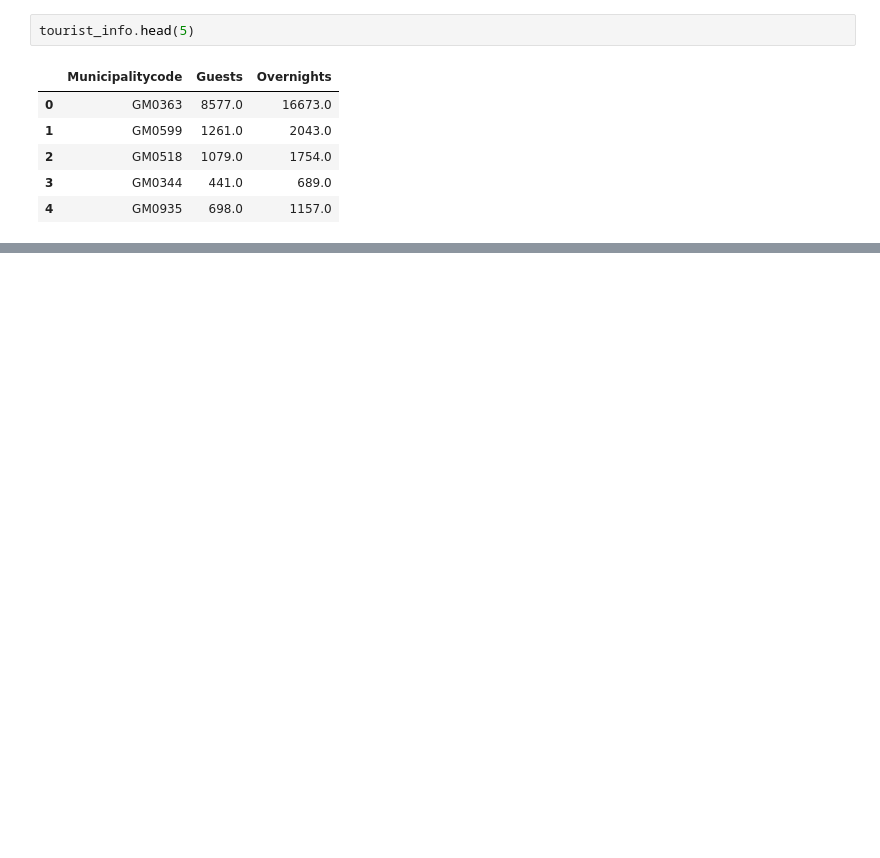
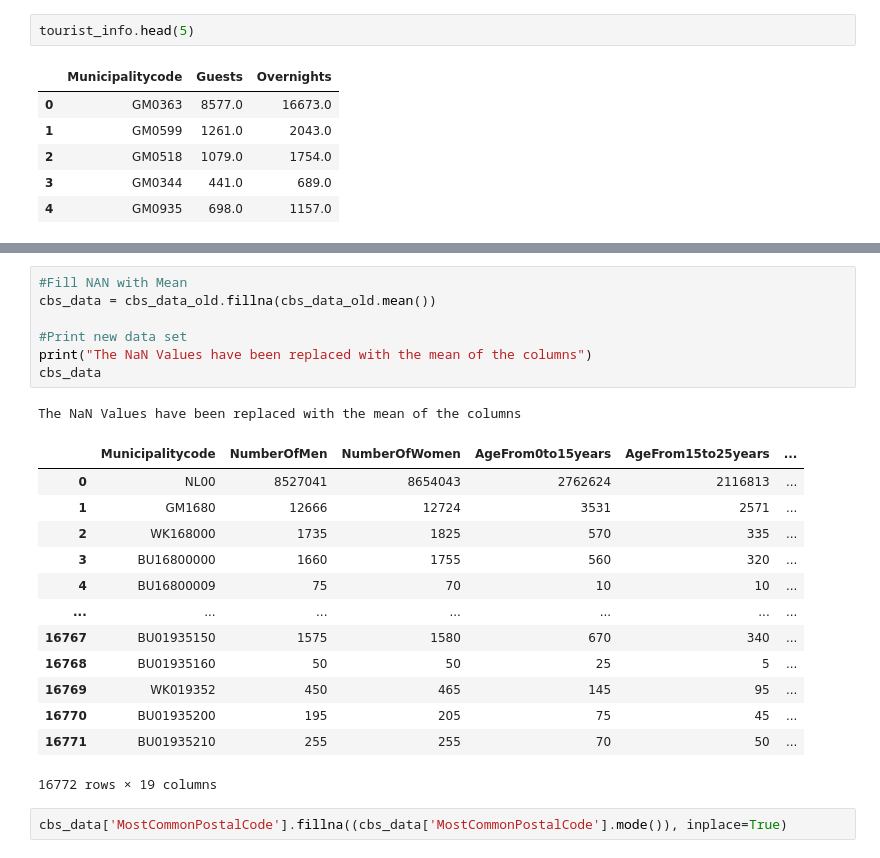
Before and after one commit to Rokra1995/ML-houseprice-pipeline, a Jupyter notebook: notebooks/Emmanuel.ipynb, the cells around one changed output, grey strips where cells are left out. Cells and saved outputs as stored; diff of their text form; blank space fills up the shorter version.

```diff
--- a/notebooks/Emmanuel.ipynb
+++ b/notebooks/Emmanuel.ipynb
@@ -182,0 +275,24 @@ type_dict = {'NeighborhoodsAndDistricts':'str',
+# %%
+#Fill NAN with Mean
+cbs_data = cbs_data_old.fillna(cbs_data_old.mean())
+
+#Print new data set
+print("The NaN Values have been replaced with the mean of the columns")
+cbs_data
+# %% [output]
+The NaN Values have been replaced with the mean of the columns
+|  | Municipalitycode | NumberOfMen | NumberOfWomen | AgeFrom0to15years | AgeFrom15to25years | ... |
+| 0 | NL00 | 8527041 | 8654043 | 2762624 | 2116813 | ... |
+| 1 | GM1680 | 12666 | 12724 | 3531 | 2571 | ... |
+| 2 | WK168000 | 1735 | 1825 | 570 | 335 | ... |
+| 3 | BU16800000 | 1660 | 1755 | 560 | 320 | ... |
+| 4 | BU16800009 | 75 | 70 | 10 | 10 | ... |
+| ... | ... | ... | ... | ... | ... | ... |
+| 16767 | BU01935150 | 1575 | 1580 | 670 | 340 | ... |
+| 16768 | BU01935160 | 50 | 50 | 25 | 5 | ... |
+| 16769 | WK019352 | 450 | 465 | 145 | 95 | ... |
+| 16770 | BU01935200 | 195 | 205 | 75 | 45 | ... |
+| 16771 | BU01935210 | 255 | 255 | 70 | 50 | ... |
+16772 rows × 19 columns
+# %%
+cbs_data['MostCommonPostalCode'].fillna((cbs_data['MostCommonPostalCode'].mode()), inplace=True)
```
Also changed, not shown: parts of 18 cells of this notebook.
